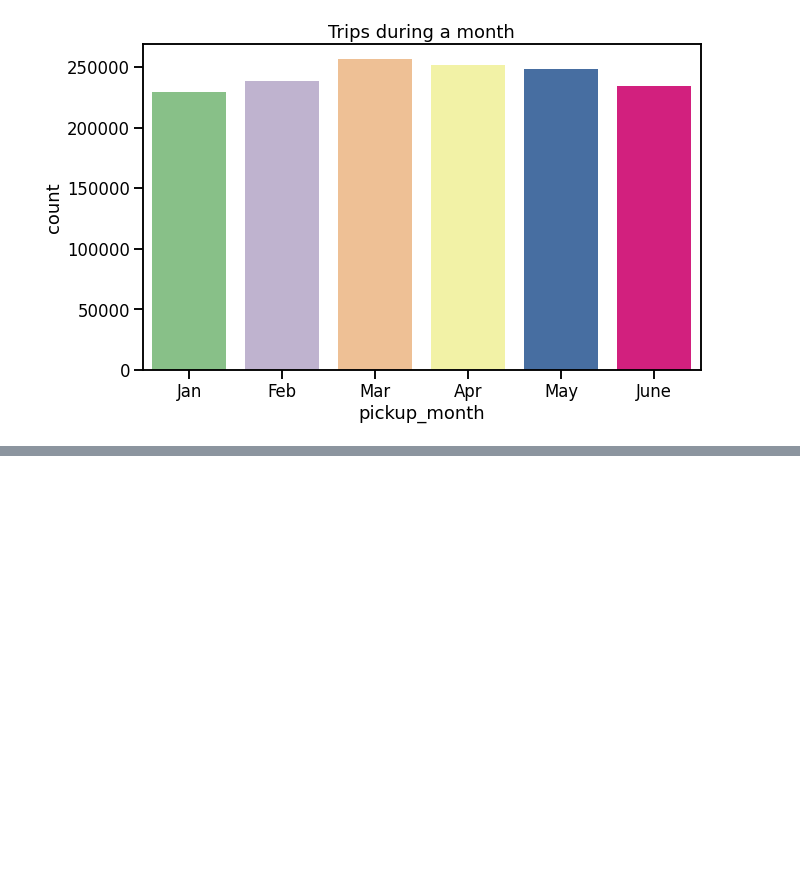
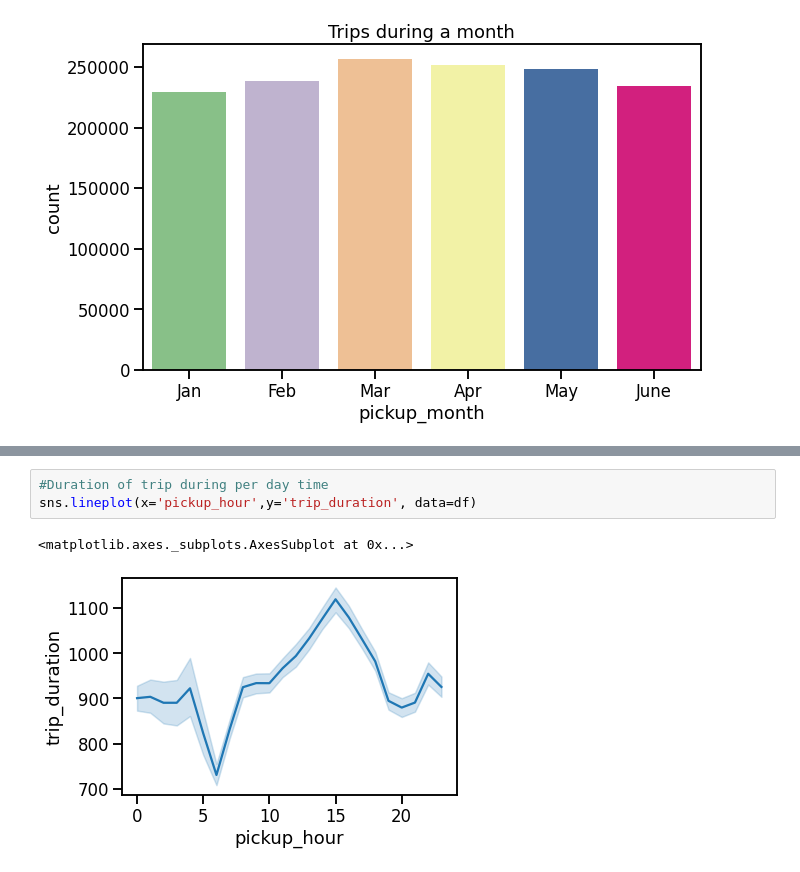
Before and after one commit to Rajvee-Sharma/NYC-Taxi-Trip-Prediction, a Jupyter notebook: Regression_NYC_Taxi_Trip_colab.ipynb, the cells around one changed output, grey strips where cells are left out. Saved outputs shown, nothing was run; the diff lists cells and outputs as text; blank space fills up the shorter version.

```diff
--- a/Regression_NYC_Taxi_Trip_colab.ipynb
+++ b/Regression_NYC_Taxi_Trip_colab.ipynb
@@ -426,0 +446,6 @@ Text(0.5, 1.0, 'Trips during a month')
+# %%
+#Duration of trip during per day time
+sns.lineplot(x='pickup_hour',y='trip_duration', data=df)
+# %% [output]
+<matplotlib.axes._subplots.AxesSubplot at 0x...>
+[figure, added]
```
Also changed, not shown: parts of 38 cells of this notebook.
